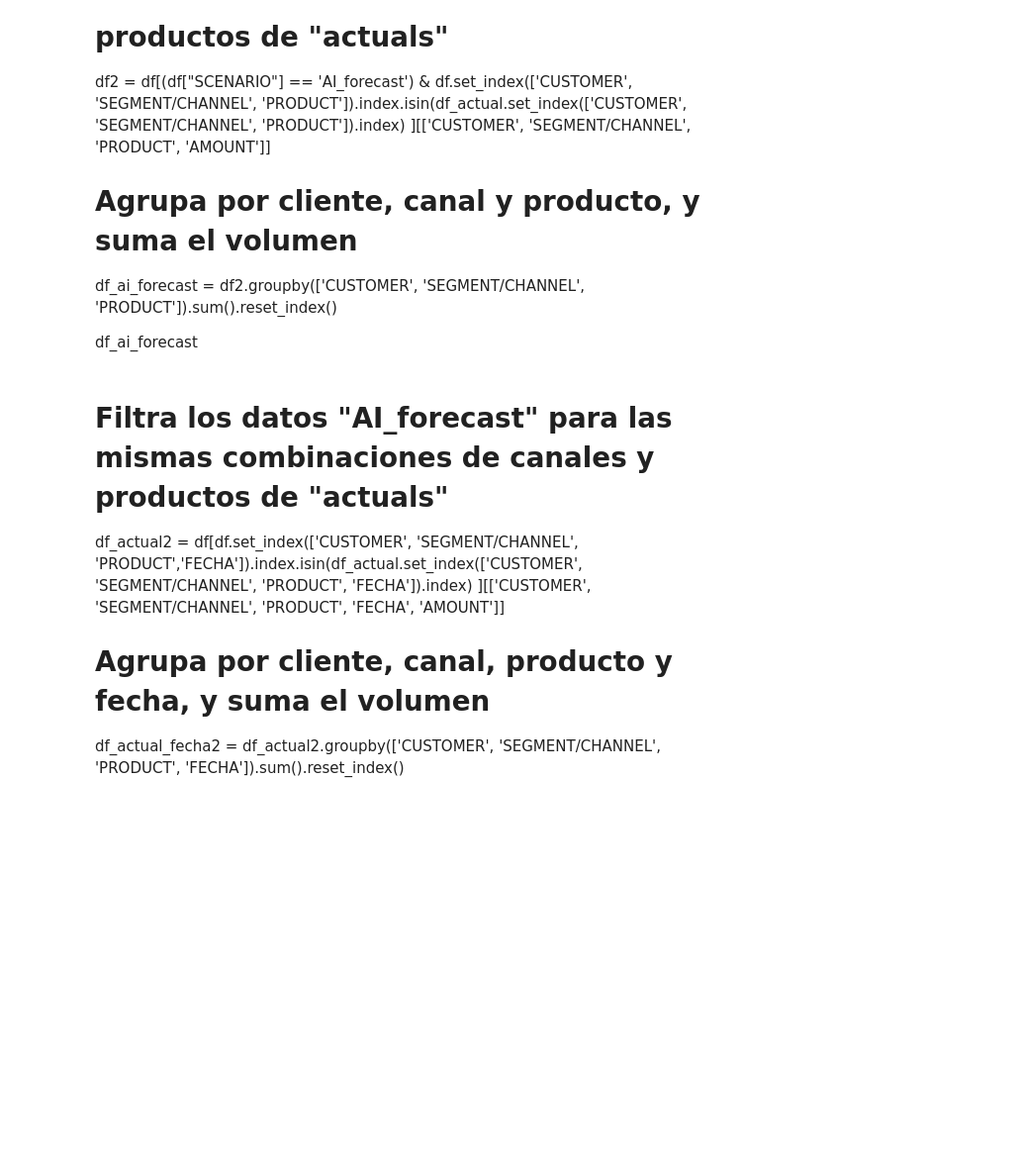
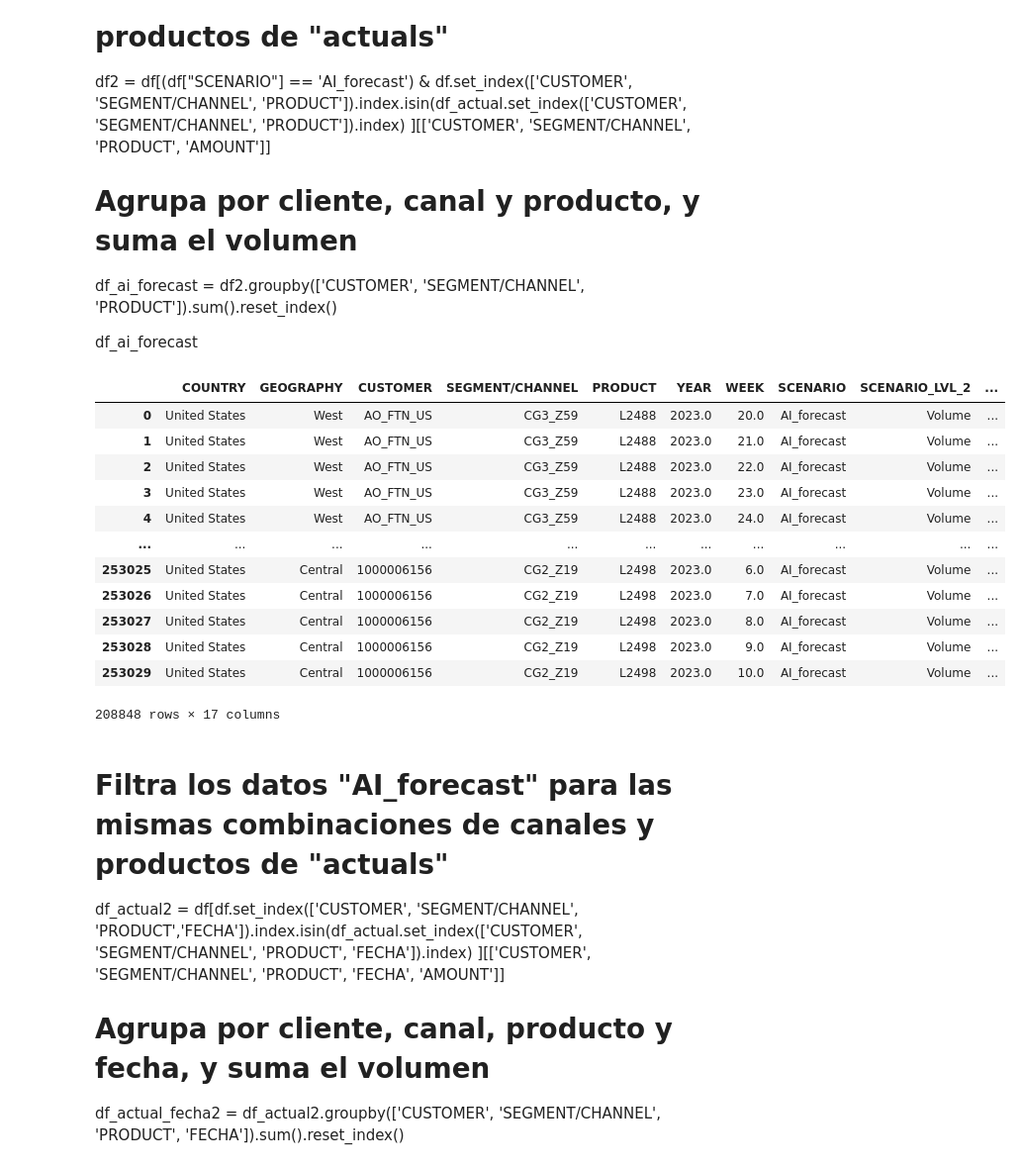
Before and after one commit to patriciamediavilla/L1P2, a Jupyter notebook: Untitled6.ipynb, the cells around one changed output. Shown at 99% size. Drawn from its saved outputs; the diff is of its cells as text; code cells hidden in the pictures; blank space fills up the shorter version.

```diff
--- a/Untitled6.ipynb
+++ b/Untitled6.ipynb
@@ -243,6 +304,22 @@ df2 = df[(df["SCENARIO"] == 'AI_forecast') &
 
 # Agrupa por cliente, canal y producto, y suma el volumen
 df_ai_forecast = df2.groupby(['CUSTOMER', 'SEGMENT/CHANNEL', 'PRODUCT']).sum().reset_index()
+# %%
+df2
+# %% [output]
+|  | COUNTRY | GEOGRAPHY | CUSTOMER | SEGMENT/CHANNEL | PRODUCT | YEAR | WEEK | SCENARIO | SCENARIO_LVL_2 | ... |
+| 0 | United States | West | AO_FTN_US | CG3_Z59 | L2488 | 2023.0 | 20.0 | AI_forecast | Volume | ... |
+| 1 | United States | West | AO_FTN_US | CG3_Z59 | L2488 | 2023.0 | 21.0 | AI_forecast | Volume | ... |
+| 2 | United States | West | AO_FTN_US | CG3_Z59 | L2488 | 2023.0 | 22.0 | AI_forecast | Volume | ... |
+| 3 | United States | West | AO_FTN_US | CG3_Z59 | L2488 | 2023.0 | 23.0 | AI_forecast | Volume | ... |
+| 4 | United States | West | AO_FTN_US | CG3_Z59 | L2488 | 2023.0 | 24.0 | AI_forecast | Volume | ... |
+| ... | ... | ... | ... | ... | ... | ... | ... | ... | ... | ... |
+| 253025 | United States | Central | 1000006156 | CG2_Z19 | L2498 | 2023.0 | 6.0 | AI_forecast | Volume | ... |
+| 253026 | United States | Central | 1000006156 | CG2_Z19 | L2498 | 2023.0 | 7.0 | AI_forecast | Volume | ... |
+| 253027 | United States | Central | 1000006156 | CG2_Z19 | L2498 | 2023.0 | 8.0 | AI_forecast | Volume | ... |
+| 253028 | United States | Central | 1000006156 | CG2_Z19 | L2498 | 2023.0 | 9.0 | AI_forecast | Volume | ... |
+| 253029 | United States | Central | 1000006156 | CG2_Z19 | L2498 | 2023.0 | 10.0 | AI_forecast | Volume | ... |
+208848 rows × 17 columns
 # %%
 # Convierte 'YEAR' y 'WEEK' a tipo entero para formatearlos
 # df['YEAR'] = df['YEAR'].astype(int)
```
Also changed, not shown: parts of 13 cells of this notebook.
